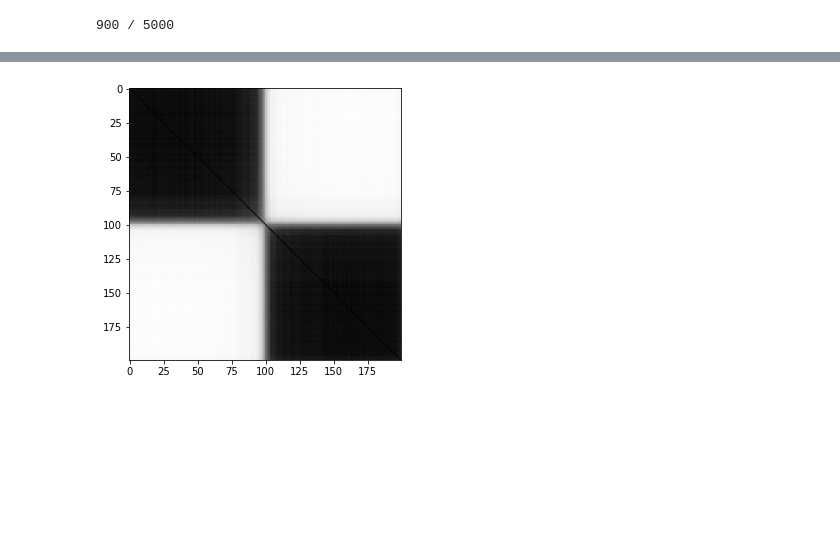
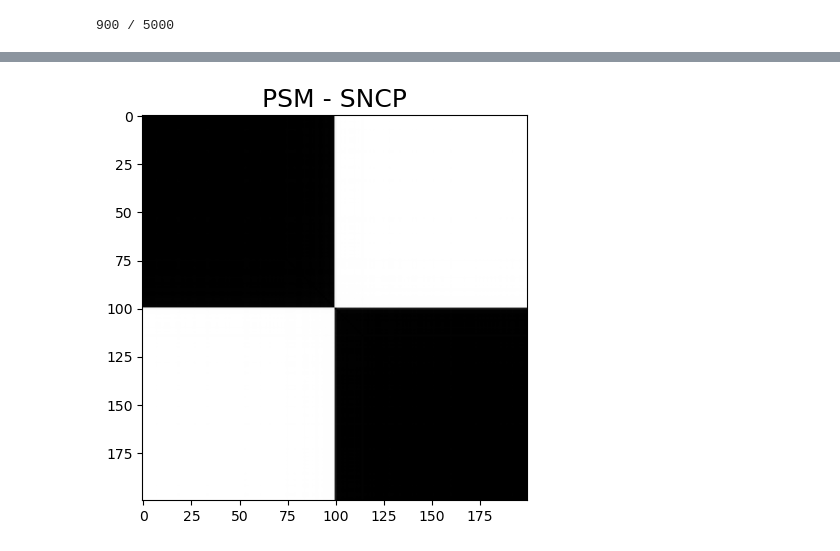
Before and after one commit to mberaha/interacting_mixtures, a Jupyter notebook: SNCP Simulation.ipynb, the cells around one changed output, grey strips where cells are left out. Saved outputs shown, nothing was run; the diff lists cells and outputs as text; code cells hidden in the pictures; blank space fills up the shorter version.

```diff
--- a/SNCP Simulation.ipynb
+++ b/SNCP Simulation.ipynb
@@ -40,14 +56,14 @@ data = np.sort(data)
 from state import State, Prior
 # %%
 prior = Prior(
-  alpha = 1.0,
+  alpha = 2.0,
   big_mean = 0,
   big_var = np.var(data) * 5,
-  gamma = 0.1,
+  gamma = 0.5,
   jump_a = 1.0,
-  jump_b = 5.0,
-  var_a = 2.0,
-  var_b = 2.0
+  jump_b = 10.0,
+  var_a = 3.0,
+  var_b = 3.0
 )
 
 n_atoms = 5
@@ -69,7 +85,7 @@ state = State(
   t_vals = np.random.choice(np.arange(2), 2 * n_atoms)
 )
 # %%
-for i in range(5000):
+for i in range(1000):
     if (i % 100) == 0:
         print("\r{0} / {1}".format(i, 5000), flush=True, end=" ")
     state = algo.step(data, state, prior)
@@ -87,8 +107,11 @@ for i in range(1000):
 # %%
 import pickle
 
-with open("mcmc_sncp.pickle", "wb") as fp:
-    pickle.dump(states, fp)
+with open("out/t_simulation_mcmc_sncp.pickle", "wb") as fp:
+   pickle.dump(states, fp)
+# %%
+with open("out/t_simulation_mcmc_sncp.pickle", "rb") as fp:
+   states = pickle.load(fp)
 # %%
 grid = np.linspace(-15, 15, 1000)
 
@@ -238,9 +256,11 @@ plt.imshow(get_psm(cluschain_dp, False), cmap="Greys")
 # %%
 figure = plt.figure(figsize=(5, 5))
+cluschain_sncp = np.vstack([x.t_vals[x.clus] for x in states])
 plt.imshow(get_psm(cluschain_sncp, False), cmap="Greys")
-#plt.savefig("sncp_simulation_b.pdf",bbox_inches="tight")
+plt.title("PSM - SNCP", fontsize=18)
+plt.savefig("sncp_simulation_b.pdf",bbox_inches="tight")
 # %% [output]
-[figure, old version]
+[figure, new version]
 # %%
 figure = plt.figure(figsize=(5, 5))
 x = np.arange(1, 12)
```
Also changed, not shown: parts of 33 cells of this notebook, 3 other files.
